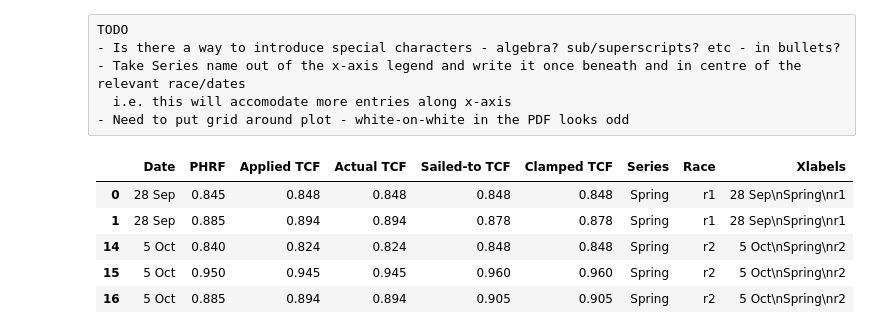
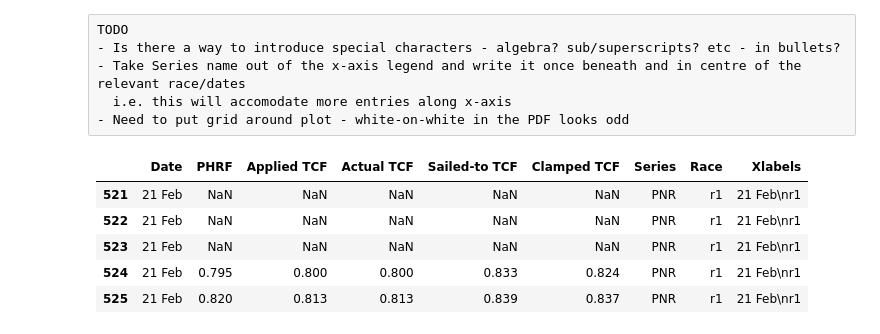
Before and after one commit to drphilbishop/RPNYC_race_analysis, a Jupyter notebook: plotTCFs.ipynb, the cells around one changed output. Drawn from its saved outputs; the diff is of its cells as text; code cells hidden in the pictures.

```diff
--- a/plotTCFs.ipynb
+++ b/plotTCFs.ipynb
@@ -6,7 +6,9 @@ TODO
 - Need to put grid around plot - white-on-white in the PDF looks odd
 # %%
 inputFile = 'AllTCFs.csv'
-handicap  = 'Championship'
+handicap  = 'PNR'
+
+rotateThreshold = 9
 
 # Handicap types in 2013-14 season:
 # Championship, Fleet, Offshore, Two-handed, Rum, Classics, and Island Bay.
@@ -38,50 +40,56 @@ pd.set_option('display.max_seq_items',100)
 pd.set_option('display.multi_sparse', True)
 
 todaysDate = dt.datetime.strftime(dt.datetime.now(), "%d %B %Y")
-reportTitle = "TCFs - " + handicap + ' (Div 1)'
+#reportTitle = "TCFs - " + handicap + ' (Combined)'
+#reportTitle = "TCFs - " + handicap
+reportTitle = "TCFs - Port Nicholson regatta"
 subtitle = todaysDate
 secondPageTitle = "Notes"
 footerText = todaysDate
 bullets = ["Applied TCF is the TCF that was used on race day to compute corrected times on club handicap",
-           "Actual TCF is what Applied TCF should have been if things were done according to the formula \
-            (hopefully Applied TCF and Actual TCF are identical!)",
+           "Actual TCF is the value the Applied TCF should have been if the race scoring software was programmed \
+            precisely according to the TCF update formula (any observed differences between Applied TCF and Actual \
+            TCF are very minor)",
            "Sailed-to TCF is a measure of how a boat performed on the day relative to the reference or median \
             boat for the fleet",
            "Clamped TCF is the clamped sailed-to TCF that feeds into the formula used to adjust TCFs ahead of \
-            the next race"]
+            the next race. The clamps for 2013-14 were +/- 3.0%",
+           "In the plots below, there are some boats that have no TCF data on particular days. This indicates that \
+            the boat raced but was not given a score, e.g. retired after finishing, not entered, etc."]
 # %%
 # Read in the TCF data from a CSV file
 TCFdata = pd.read_csv(os.path.join(datapath,inputFile),sep=',',parse_dates=True,dayfirst=True)
 
 # Filter out all but the specified handicap type
-#TCFdata = TCFdata[TCFdata['Handicap']==handicap]
-TCFdata = TCFdata[TCFdata['Handicap']==handicap][TCFdata['Div']=='1']
+TCFdata = TCFdata[TCFdata['Handicap']==handicap]
+#TCFdata = TCFdata[TCFdata['Handicap']==handicap][TCFdata['Div']=='Combined']
+#TCFdata = TCFdata[TCFdata['Handicap']==handicap][TCFdata['Div']=='Combined']
 
 # Replace the nan's with zeroes
 TCFdata.fillna(value=0)
 
 # Get a unique list of boats from TCFdata and sort boats alphabetically
 boats = list(set(TCFdata['Boat name']))
 boats.sort()
 
 # Rename some columns in TCFdata so that plot legends look prettier
 TCFdata.rename(columns={'TCFapplied': 'Applied TCF', 'TCFactual': 'Actual TCF', \
                         'TCFst': 'Sailed-to TCF',    'TCFclmp': 'Clamped TCF'}, inplace=True)
 
 # Figure out what the x-axis labels ought to be
 if handicap=='Championship' or handicap=='Fleet':
     TCFdata['Xlabels'] = TCFdata['Date'] + '\n' + TCFdata['Series'] + '\n' + TCFdata['Race']
 else:
     TCFdata['Xlabels'] = TCFdata['Date'] + '\n' + TCFdata['Race']
 
 # Select columns to pull out of TCFdata and put into boatData
 boatcols = ['Date','PHRF','Applied TCF','Actual TCF','Sailed-to TCF','Clamped TCF','Series','Race','Xlabels']
 
 TCFdata[boatcols].head(5)
 # %% [output]
 |  | Date | PHRF | Applied TCF | Actual TCF | Sailed-to TCF | Clamped TCF | Series | Race | Xlabels |
-| 0 | 28 Sep | 0.845 | 0.848 | 0.848 | 0.848 | 0.848 | Spring | r1 | 28 Sep\nSpring\nr1 |
-| 1 | 28 Sep | 0.885 | 0.894 | 0.894 | 0.878 | 0.878 | Spring | r1 | 28 Sep\nSpring\nr1 |
-| 14 | 5 Oct | 0.840 | 0.824 | 0.824 | 0.848 | 0.848 | Spring | r2 | 5 Oct\nSpring\nr2 |
-| 15 | 5 Oct | 0.950 | 0.945 | 0.945 | 0.960 | 0.960 | Spring | r2 | 5 Oct\nSpring\nr2 |
-| 16 | 5 Oct | 0.885 | 0.894 | 0.894 | 0.905 | 0.905 | Spring | r2 | 5 Oct\nSpring\nr2 |
+| 521 | 21 Feb | NaN | NaN | NaN | NaN | NaN | PNR | r1 | 21 Feb\nr1 |
+| 522 | 21 Feb | NaN | NaN | NaN | NaN | NaN | PNR | r1 | 21 Feb\nr1 |
+| 523 | 21 Feb | NaN | NaN | NaN | NaN | NaN | PNR | r1 | 21 Feb\nr1 |
+| 524 | 21 Feb | 0.795 | 0.800 | 0.800 | 0.833 | 0.824 | PNR | r1 | 21 Feb\nr1 |
+| 525 | 21 Feb | 0.820 | 0.813 | 0.813 | 0.839 | 0.837 | PNR | r1 | 21 Feb\nr1 |
```
Also changed, not shown: parts of 5 cells of this notebook, 17 other files.
